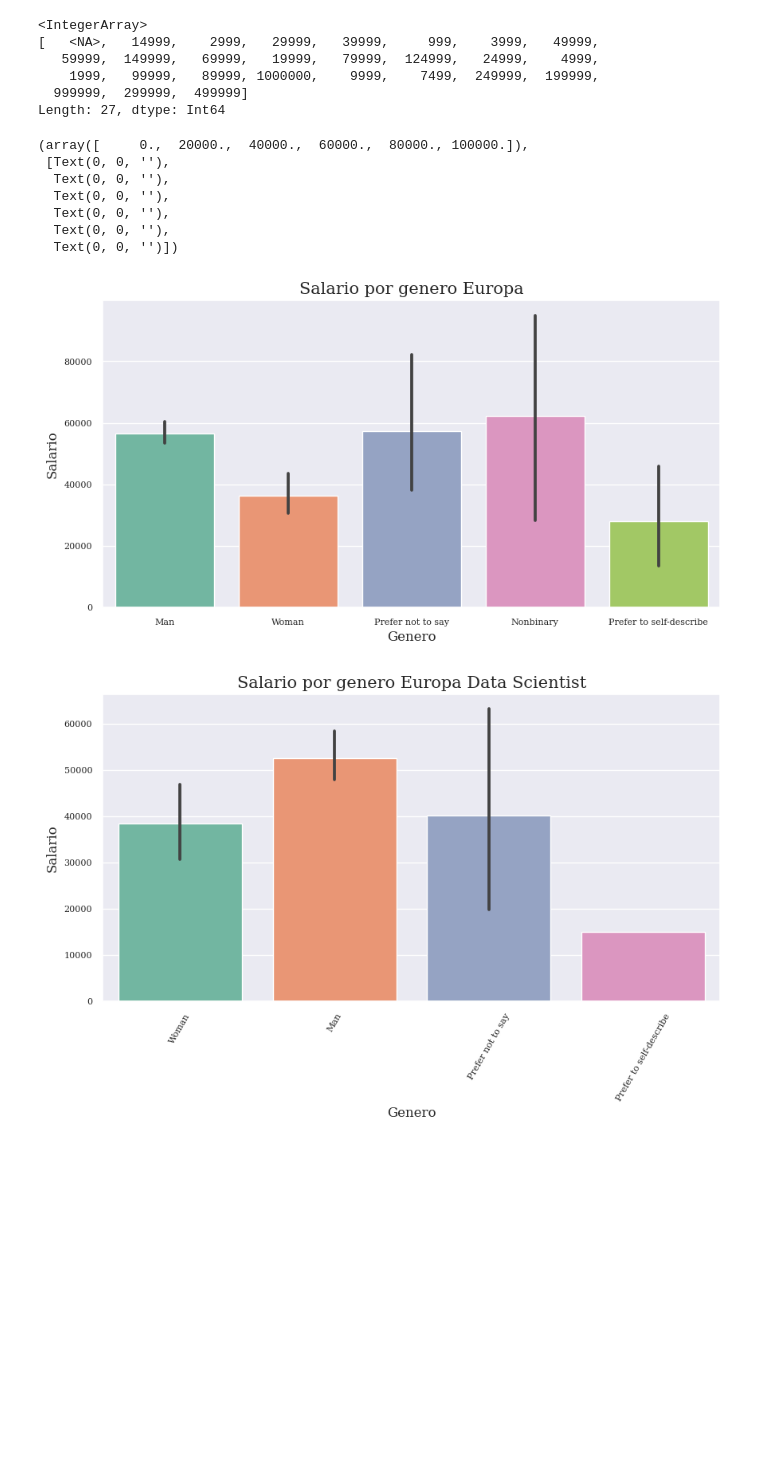
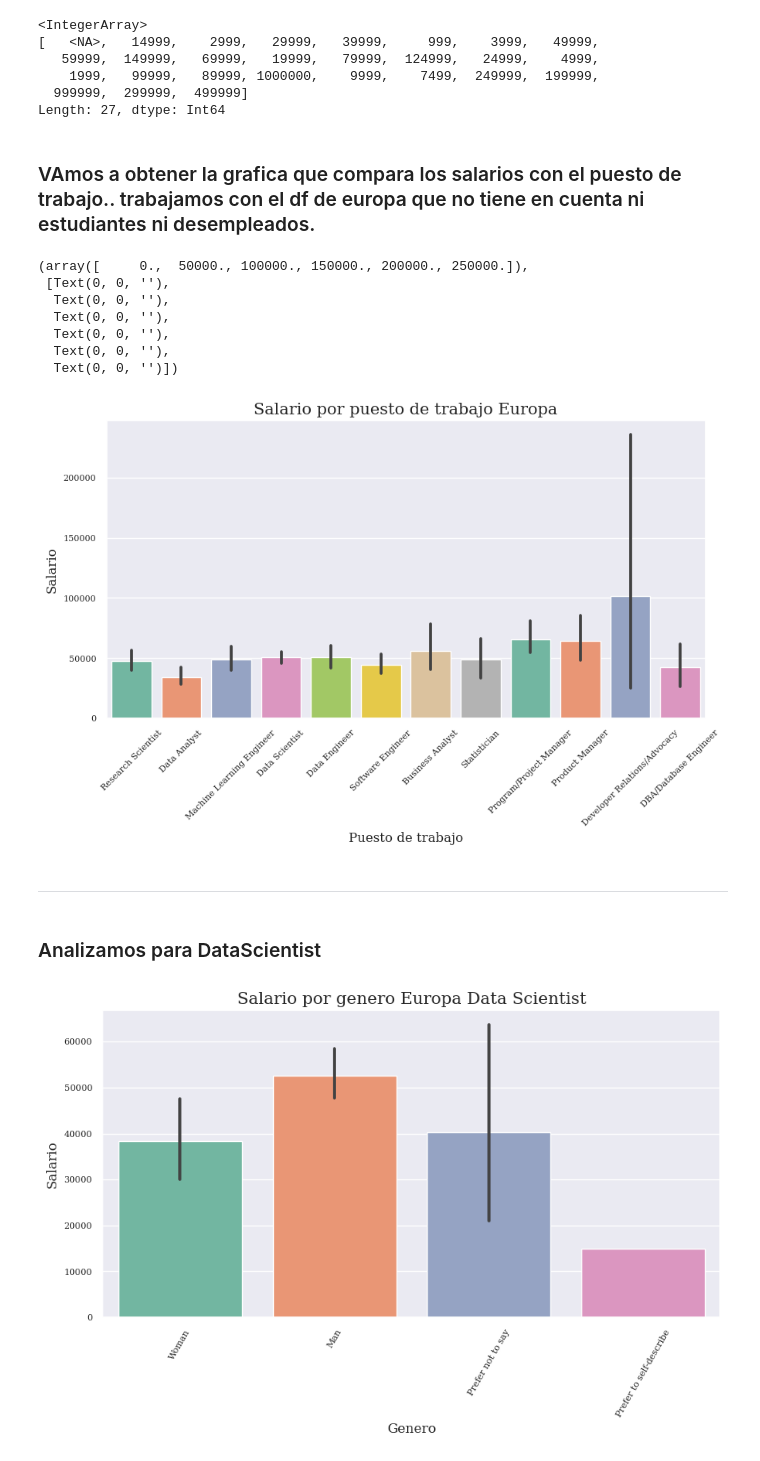
Before and after one commit to Adalab/project-DA-promo-c-modulo-2-team-5, a Jupyter notebook: Sprint3/sprint3_proyecto_modulo2.ipynb, the cells around one changed output. Cells and saved outputs as stored; diff of their text form; code cells hidden in the pictures; blank space fills up the shorter version.

Commit message:
Graficas extra

```diff
--- a/Sprint3/sprint3_proyecto_modulo2.ipynb
+++ b/Sprint3/sprint3_proyecto_modulo2.ipynb
@@ -186,0 +191,26 @@ df_europa_puestos=df_puesto_genero[ df_puesto_genero['europa'] == 'SI'] #FILTRAM
+# %%
+plt.figure()
+
+fig = sns.countplot(data = df_europa_puestos, y = "puesto", palette = "Set2", hue = "gender", edgecolor = "black")
+
+
+sns.set_style("whitegrid")
+sns.set(font = "serif")
+
+plt.legend(loc= 'lower right')
+#plt.legend(bbox_to_anchor=(1.05, 1))
+
+#plt.legend(bbox_to_anchor = (0.7, 0.7))
+plt.title(label='Generos por puestos de trabajo Europa',font = "serif", fontsize= 15, position=(0.5,6))
+
+
+#plt.set_title(loc="left",x=0.05,y=0.9,transform=fig.transFigure)
+
+
+plt.xlabel("Cantidad", fontsize = 10, font = "serif")
+plt.ylabel("Puesto de trabajo", fontsize = 10, font = "serif")
+
+plt.xticks(fontsize = 8)
+plt.yticks(fontsize = 8)
+
+plt.savefig('generos_por_puesto_de_trabajo_europa.jpeg',bbox_inches='tight');
@@ -348,38 +380,47 @@ df_europa_salarios['salario_max'].unique()
     1999,   99999,   89999, 1000000,    9999,    7499,  249999,  199999,
   999999,  299999,  499999]
 Length: 27, dtype: Int64
+# %% [markdown]
+### VAmos a obtener la grafica que compara los salarios con el puesto de trabajo.. trabajamos con el df de europa que no tiene en cuenta ni estudiantes ni desempleados.
+# %%
+df_puesto_genero_europa= df_europa_salarios[ ~df_europa_salarios['puesto'].isin(['Student','Other', 'Currently not employed'])]
 # %%
 plt.figure()
 
-fig = sns.barplot(x='gender',y='salario_max', palette = "Set2",data= df_europa_salarios)# Media de salarios por genero en paises de europa
+fig = sns.barplot(x='puesto',y='salario_max_imputer', palette = "Set2",data= df_puesto_genero_europa)# Media de salarios por genero en paises de europa
 
 
 sns.set_style("whitegrid")
 sns.set(font = "serif")
 
 
-plt.title(label='Salario por genero Europa',font = "serif", fontsize= 15, position=(0.5,6))
+plt.title(label='Salario por puesto de trabajo Europa',font = "serif", fontsize= 15, position=(0.5,6))
 
 
 #plt.set_title(loc="left",x=0.05,y=0.9,transform=fig.transFigure)
 
+plt.xticks(rotation = 45)
 
-plt.xlabel("Genero", fontsize = 10, font = "serif")
+plt.xlabel("Puesto de trabajo", fontsize = 10, font = "serif")
 plt.ylabel("Salario", fontsize = 10, font = "serif")
 
 plt.xticks(fontsize = 8)
 plt.yticks(fontsize = 8)
 
-#plt.savefig('generos_por_puesto_de_trabajo.jpeg',bbox_inches='tight');
+#plt.savefig('salario_puesto_europa.png',bbox_inches='tight');
 # %% [output]
-(array([     0.,  20000.,  40000.,  60000.,  80000., 100000.]),
+(array([     0.,  50000., 100000., 150000., 200000., 250000.]),
  [Text(0, 0, ''),
   Text(0, 0, ''),
   Text(0, 0, ''),
   Text(0, 0, ''),
   Text(0, 0, ''),
   Text(0, 0, '')])
-[figure, old version]
+[figure, new version]
+# %% [markdown]
+---
+# %% [markdown]
+### Analizamos  para DataScientist
 # %%
 df_europa_salarios_data= df_europa_salarios[ df_europa_salarios['puesto'] == 'Data Scientist']
 # %%
```
Also changed, not shown: parts of 6 cells of this notebook, 7 other files.
